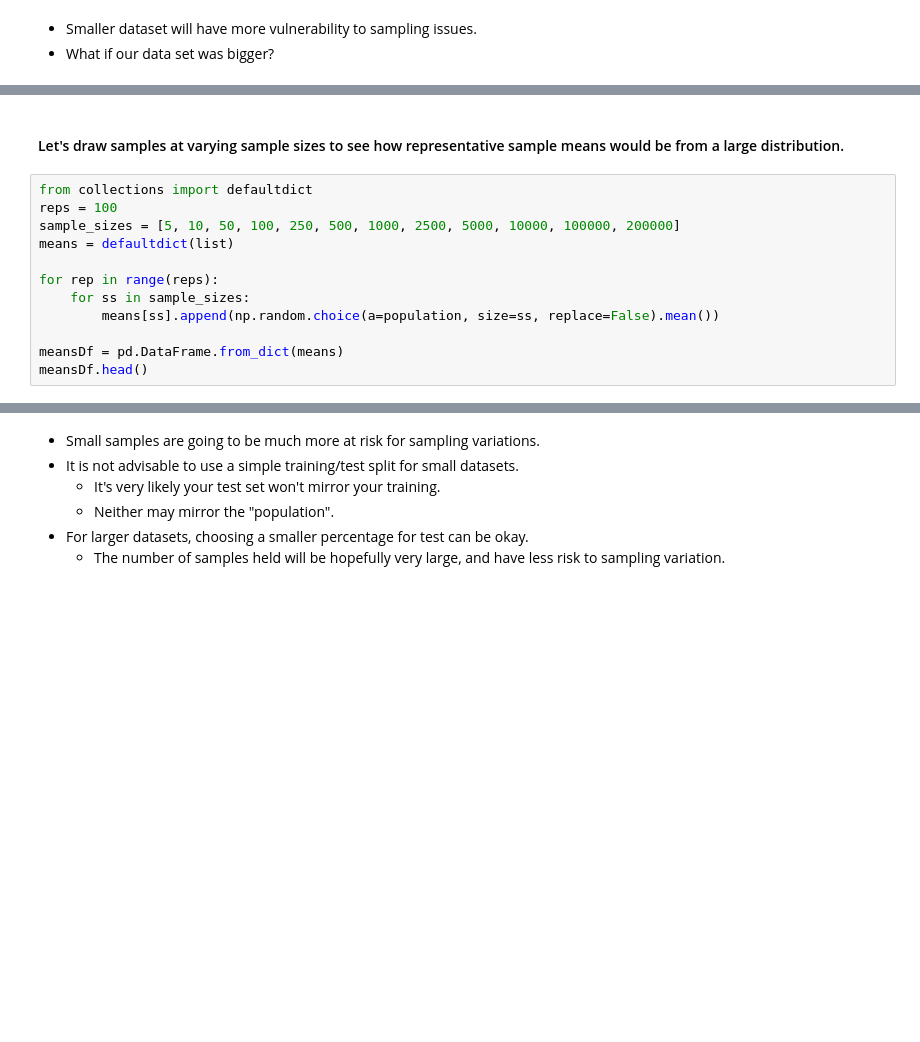
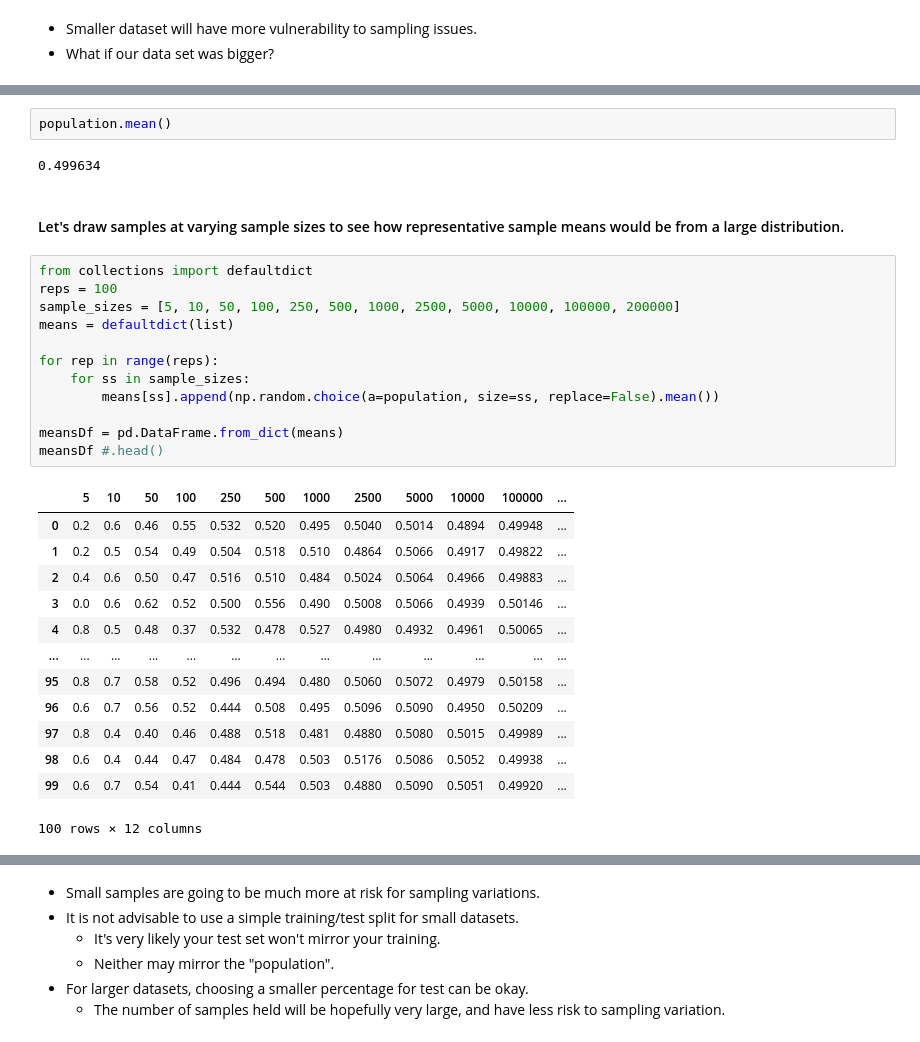
Before and after one commit to msaricaumbc/DS602, a Jupyter notebook: week6 - model-evaluation/model-evaluation.ipynb, the cells around one changed output, grey strips where cells are left out. Cells and saved outputs as stored; diff of their text form; blank space fills up the shorter version.

```diff
--- a/week6 - model-evaluation/model-evaluation.ipynb
+++ b/week6 - model-evaluation/model-evaluation.ipynb
@@ -205,16 +264,34 @@ pd.Series(population).value_counts()
+# %%
+population.mean()
+# %% [output]
+0.499634
 # %% [markdown]
 #### Let's draw samples at varying sample sizes to see how representative sample means would be from a large distribution.
 # %%
 from collections import defaultdict
 reps = 100
 sample_sizes = [5, 10, 50, 100, 250, 500, 1000, 2500, 5000, 10000, 100000, 200000]
 means = defaultdict(list)
 
 for rep in range(reps):
     for ss in sample_sizes:
         means[ss].append(np.random.choice(a=population, size=ss, replace=False).mean())
 
 meansDf = pd.DataFrame.from_dict(means)
-meansDf.head()
+meansDf #.head()
+# %% [output]
+|  | 5 | 10 | 50 | 100 | 250 | 500 | 1000 | 2500 | 5000 | 10000 | 100000 | ... |
+| 0 | 0.2 | 0.6 | 0.46 | 0.55 | 0.532 | 0.520 | 0.495 | 0.5040 | 0.5014 | 0.4894 | 0.49948 | ... |
+| 1 | 0.2 | 0.5 | 0.54 | 0.49 | 0.504 | 0.518 | 0.510 | 0.4864 | 0.5066 | 0.4917 | 0.49822 | ... |
+| 2 | 0.4 | 0.6 | 0.50 | 0.47 | 0.516 | 0.510 | 0.484 | 0.5024 | 0.5064 | 0.4966 | 0.49883 | ... |
+| 3 | 0.0 | 0.6 | 0.62 | 0.52 | 0.500 | 0.556 | 0.490 | 0.5008 | 0.5066 | 0.4939 | 0.50146 | ... |
+| 4 | 0.8 | 0.5 | 0.48 | 0.37 | 0.532 | 0.478 | 0.527 | 0.4980 | 0.4932 | 0.4961 | 0.50065 | ... |
+| ... | ... | ... | ... | ... | ... | ... | ... | ... | ... | ... | ... | ... |
+| 95 | 0.8 | 0.7 | 0.58 | 0.52 | 0.496 | 0.494 | 0.480 | 0.5060 | 0.5072 | 0.4979 | 0.50158 | ... |
+| 96 | 0.6 | 0.7 | 0.56 | 0.52 | 0.444 | 0.508 | 0.495 | 0.5096 | 0.5090 | 0.4950 | 0.50209 | ... |
+| 97 | 0.8 | 0.4 | 0.40 | 0.46 | 0.488 | 0.518 | 0.481 | 0.4880 | 0.5080 | 0.5015 | 0.49989 | ... |
+| 98 | 0.6 | 0.4 | 0.44 | 0.47 | 0.484 | 0.478 | 0.503 | 0.5176 | 0.5086 | 0.5052 | 0.49938 | ... |
+| 99 | 0.6 | 0.7 | 0.54 | 0.41 | 0.444 | 0.544 | 0.503 | 0.4880 | 0.5090 | 0.5051 | 0.49920 | ... |
+100 rows × 12 columns
 # %%
 meansDf.describe().iloc[3:, :]
```
Also changed, not shown: parts of 56 cells of this notebook.
